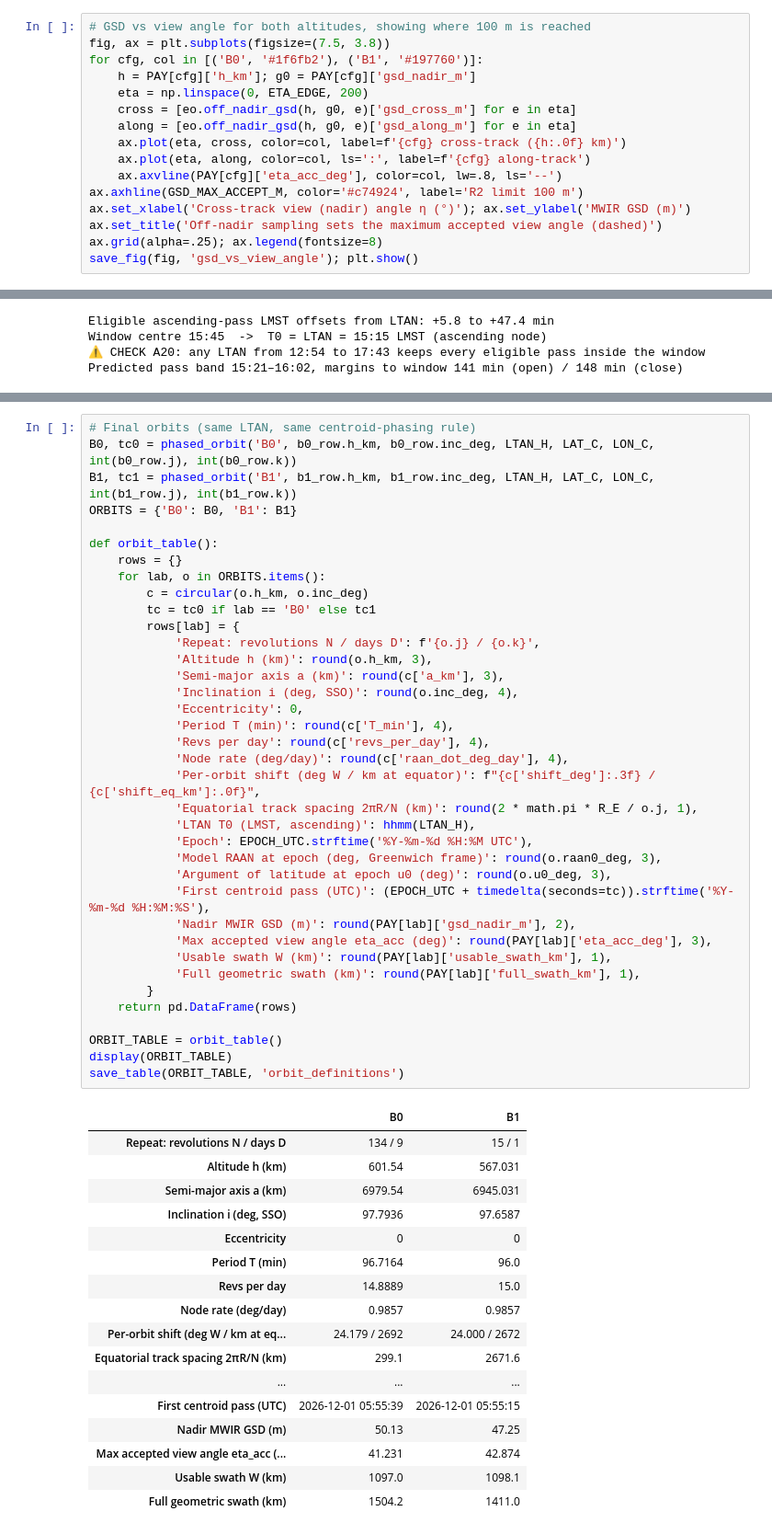
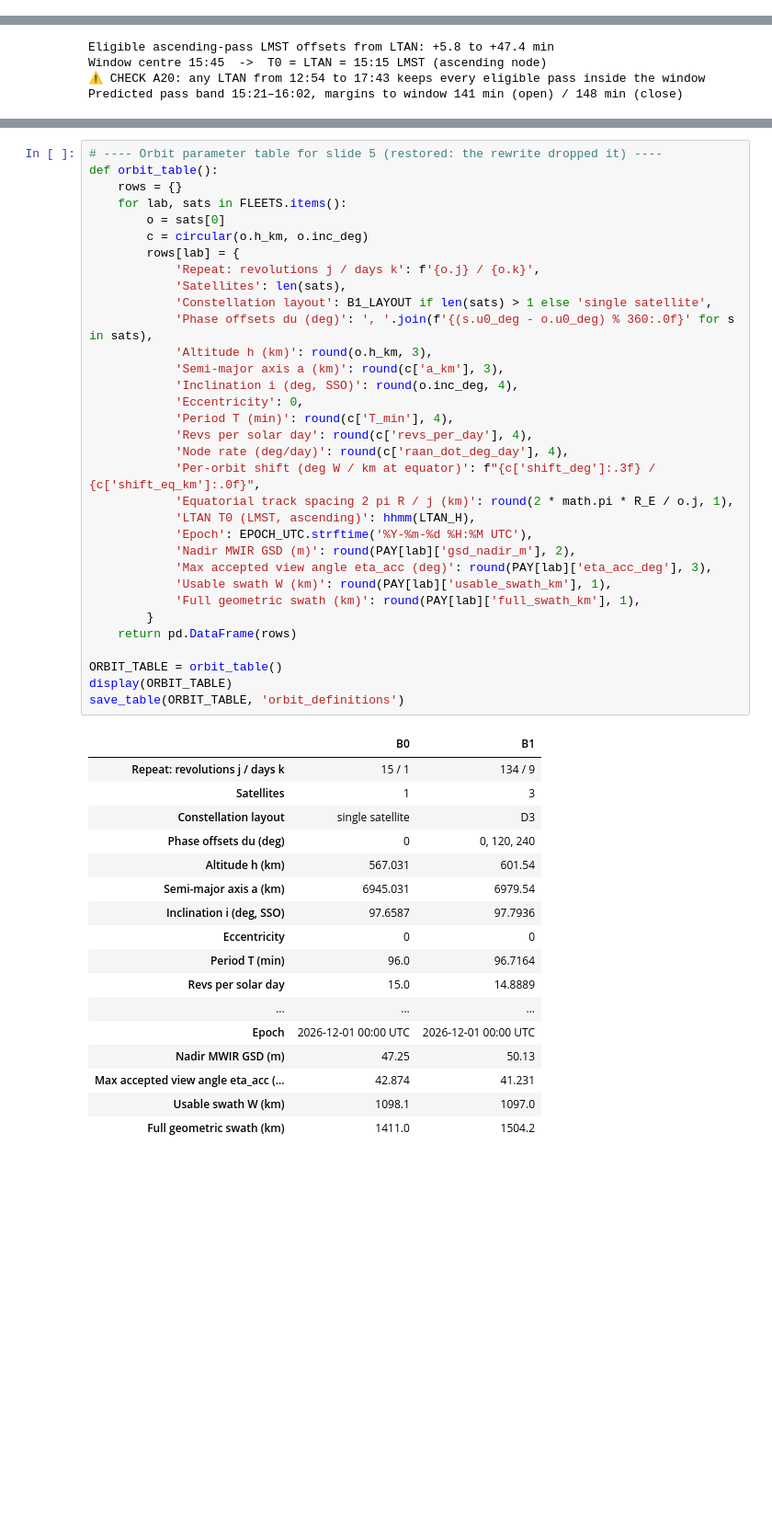
Before and after one commit to xaxier-n/AERO2705-Ass2, a Jupyter notebook: orbit_planning.ipynb, the cells around one changed output, grey strips where cells are left out. Shown at 92% size. Drawn from its saved outputs; the diff is of its cells as text; blank space fills up the shorter version.

```diff
--- a/orbit_planning.ipynb
+++ b/orbit_planning.ipynb
@@ -508,16 +377,0 @@ Payload half-FOV from 1500 km swath at 600 km: eta_edge = 49.281°  (full FOV 98
-# %%
-# GSD vs view angle for both altitudes, showing where 100 m is reached
-fig, ax = plt.subplots(figsize=(7.5, 3.8))
-for cfg, col in [('B0', '#1f6fb2'), ('B1', '#197760')]:
-    h = PAY[cfg]['h_km']; g0 = PAY[cfg]['gsd_nadir_m']
-    eta = np.linspace(0, ETA_EDGE, 200)
-    cross = [eo.off_nadir_gsd(h, g0, e)['gsd_cross_m'] for e in eta]
-    along = [eo.off_nadir_gsd(h, g0, e)['gsd_along_m'] for e in eta]
-    ax.plot(eta, cross, color=col, label=f'{cfg} cross-track ({h:.0f} km)')
-    ax.plot(eta, along, color=col, ls=':', label=f'{cfg} along-track')
-    ax.axvline(PAY[cfg]['eta_acc_deg'], color=col, lw=.8, ls='--')
-ax.axhline(GSD_MAX_ACCEPT_M, color='#c74924', label='R2 limit 100 m')
-ax.set_xlabel('Cross-track view (nadir) angle η (°)'); ax.set_ylabel('MWIR GSD (m)')
-ax.set_title('Off-nadir sampling sets the maximum accepted view angle (dashed)')
-ax.grid(alpha=.25); ax.legend(fontsize=8)
-save_fig(fig, 'gsd_vs_view_angle'); plt.show()
@@ -735,55 +590,51 @@ Predicted pass band 15:21–16:02, margins to window 141 min (open) / 148 min (c
 # %%
-# Final orbits (same LTAN, same centroid-phasing rule)
-B0, tc0 = phased_orbit('B0', b0_row.h_km, b0_row.inc_deg, LTAN_H, LAT_C, LON_C, int(b0_row.j), int(b0_row.k))
-B1, tc1 = phased_orbit('B1', b1_row.h_km, b1_row.inc_deg, LTAN_H, LAT_C, LON_C, int(b1_row.j), int(b1_row.k))
-ORBITS = {'B0': B0, 'B1': B1}
-
+# ---- Orbit parameter table for slide 5 (restored: the rewrite dropped it) ----
 def orbit_table():
     rows = {}
-    for lab, o in ORBITS.items():
+    for lab, sats in FLEETS.items():
+        o = sats[0]
         c = circular(o.h_km, o.inc_deg)
-        tc = tc0 if lab == 'B0' else tc1
         rows[lab] = {
-            'Repeat: revolutions N / days D': f'{o.j} / {o.k}',
+            'Repeat: revolutions j / days k': f'{o.j} / {o.k}',
+            'Satellites': len(sats),
+            'Constellation layout': B1_LAYOUT if len(sats) > 1 else 'single satellite',
+            'Phase offsets du (deg)': ', '.join(f'{(s.u0_deg - o.u0_deg) % 360:.0f}' for s in sats),
             'Altitude h (km)': round(o.h_km, 3),
             'Semi-major axis a (km)': round(c['a_km'], 3),
             'Inclination i (deg, SSO)': round(o.inc_deg, 4),
             'Eccentricity': 0,
             'Period T (min)': round(c['T_min'], 4),
-            'Revs per day': round(c['revs_per_day'], 4),
+            'Revs per solar day': round(c['revs_per_day'], 4),
             'Node rate (deg/day)': round(c['raan_dot_deg_day'], 4),
             'Per-orbit shift (deg W / km at equator)': f"{c['shift_deg']:.3f} / {c['shift_eq_km']:.0f}",
-            'Equatorial track spacing 2πR/N (km)': round(2 * math.pi * R_E / o.j, 1),
+            'Equatorial track spacing 2 pi R / j (km)': round(2 * math.pi * R_E / o.j, 1),
             'LTAN T0 (LMST, ascending)': hhmm(LTAN_H),
             'Epoch': EPOCH_UTC.strftime('%Y-%m-%d %H:%M UTC'),
-            'Model RAAN at epoch (deg, Greenwich frame)': round(o.raan0_deg, 3),
-            'Argument of latitude at epoch u0 (deg)': round(o.u0_deg, 3),
-            'First centroid pass (UTC)': (EPOCH_UTC + timedelta(seconds=tc)).strftime('%Y-%m-%d %H:%M:%S'),
             'Nadir MWIR GSD (m)': round(PAY[lab]['gsd_nadir_m'], 2),
             'Max accepted view angle eta_acc (deg)': round(PAY[lab]['eta_acc_deg'], 3),
             'Usable swath W (km)': round(PAY[lab]['usable_swath_km'], 1),
             'Full geometric swath (km)': round(PAY[lab]['full_swath_km'], 1),
         }
     return pd.DataFrame(rows)
 
 ORBIT_TABLE = orbit_table()
 display(ORBIT_TABLE)
 save_table(ORBIT_TABLE, 'orbit_definitions')
 # %% [output]
 |  | B0 | B1 |
-| Repeat: revolutions N / days D | 134 / 9 | 15 / 1 |
-| Altitude h (km) | 601.54 | 567.031 |
-| Semi-major axis a (km) | 6979.54 | 6945.031 |
-| Inclination i (deg, SSO) | 97.7936 | 97.6587 |
+| Repeat: revolutions j / days k | 15 / 1 | 134 / 9 |
+| Satellites | 1 | 3 |
+| Constellation layout | single satellite | D3 |
+| Phase offsets du (deg) | 0 | 0, 120, 240 |
+| Altitude h (km) | 567.031 | 601.54 |
+| Semi-major axis a (km) | 6945.031 | 6979.54 |
+| Inclination i (deg, SSO) | 97.6587 | 97.7936 |
 | Eccentricity | 0 | 0 |
-| Period T (min) | 96.7164 | 96.0 |
-| Revs per day | 14.8889 | 15.0 |
-| Node rate (deg/day) | 0.9857 | 0.9857 |
-| Per-orbit shift (deg W / km at eq... | 24.179 / 2692 | 24.000 / 2672 |
-| Equatorial track spacing 2πR/N (km) | 299.1 | 2671.6 |
+| Period T (min) | 96.0 | 96.7164 |
+| Revs per solar day | 15.0 | 14.8889 |
 | ... | ... | ... |
-| First centroid pass (UTC) | 2026-12-01 05:55:39 | 2026-12-01 05:55:15 |
-| Nadir MWIR GSD (m) | 50.13 | 47.25 |
-| Max accepted view angle eta_acc (... | 41.231 | 42.874 |
-| Usable swath W (km) | 1097.0 | 1098.1 |
-| Full geometric swath (km) | 1504.2 | 1411.0 |
+| Epoch | 2026-12-01 00:00 UTC | 2026-12-01 00:00 UTC |
+| Nadir MWIR GSD (m) | 47.25 | 50.13 |
+| Max accepted view angle eta_acc (... | 42.874 | 41.231 |
+| Usable swath W (km) | 1098.1 | 1097.0 |
+| Full geometric swath (km) | 1411.0 | 1504.2 |
```
Also changed, not shown: parts of 70 cells of this notebook, 1 other file.
